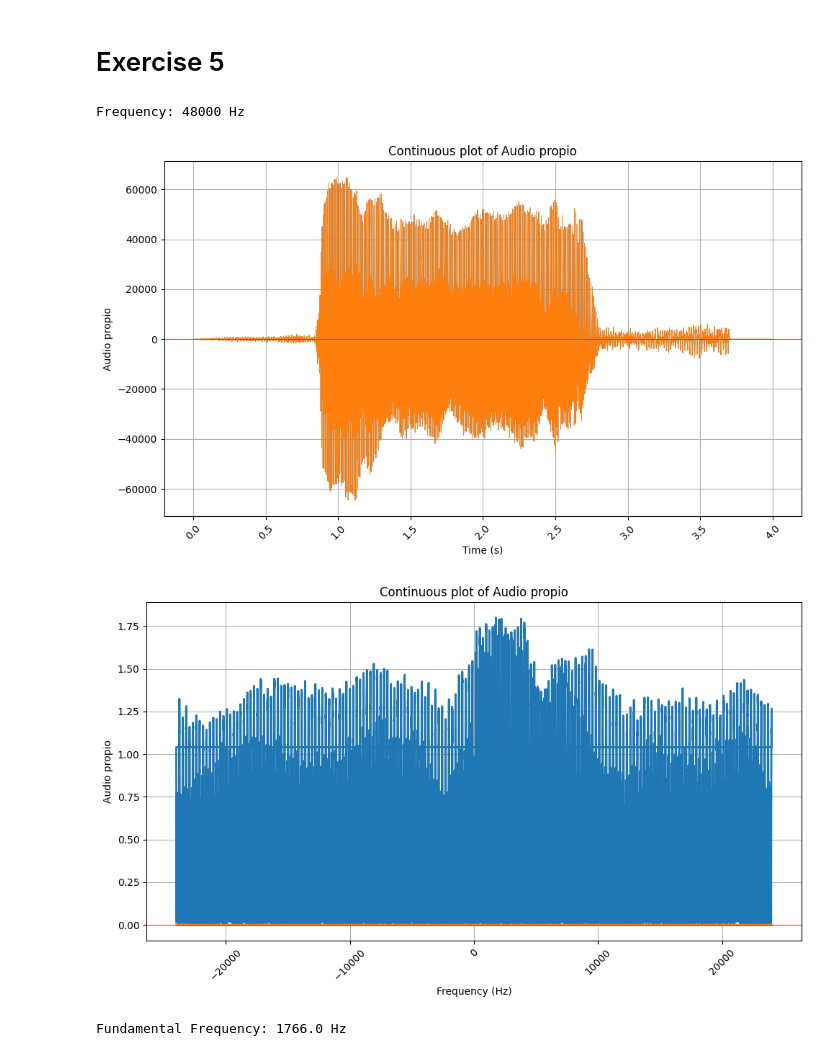
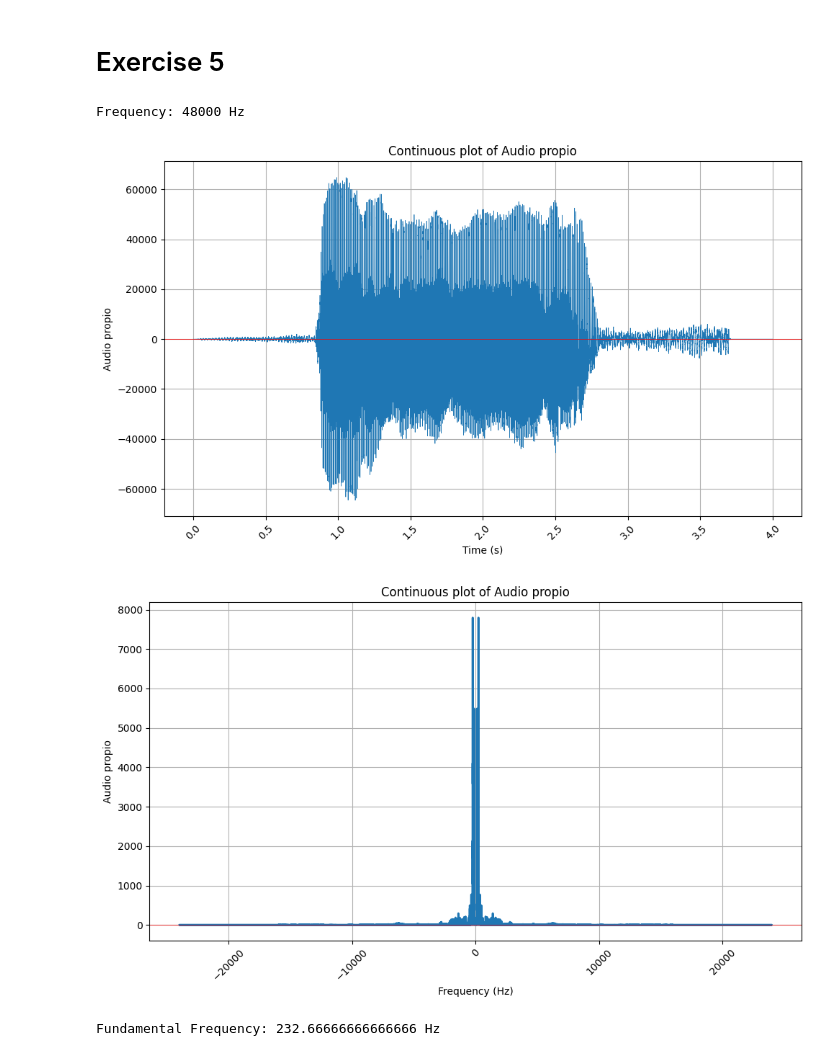
Before and after one commit to carlosedm10/college, a Jupyter notebook: TDS/P1/Prac1.ipynb, the cells around one changed output. Cells and saved outputs as stored; diff of their text form; code cells hidden in the pictures.

```diff
--- a/TDS/P1/Prac1.ipynb
+++ b/TDS/P1/Prac1.ipynb
@@ -245,33 +245,38 @@ Frame length: 1600 samples
 # %%
 freq, datos = wavfile.read(audio_propio)
 print(f"Frequency: {freq} Hz")
 datos = datos / 2**15
+
+# Now we will make the audio Mono
+if datos.ndim > 1:
+    datos = datos.mean(axis=1)
+
 
 # Plot the audio data
 continuous_time_plot(
     np.arange(len(datos)) / freq,
     datos,
     variable_name="Audio propio",
     xlabel="Time (s)",
     linewidth=0.5,
 )
 # Looking at the data we select only from 1s to 2.5s
 datos = datos[int(1 * freq) : int(2.5 * freq)]
 
 # Now we will do the FFT for the audio
 N = len(datos)
 Y = np.fft.fft(datos)
 Y = np.abs(Y) / N
 f = np.fft.fftfreq(N, 1 / freq)
 
 continuous_time_plot(f, Y, variable_name="Audio propio", xlabel="Frequency (Hz)")
 
 # Now we will print the maximum frecuency of each plot for getting the fundamental frecuency
 max_frec = np.max(Y)
 index = np.where(Y == max_frec)
 print(f"Fundamental Frequency: {abs(f[index[0]][0])} Hz")
 # %% [output]
 Frequency: 48000 Hz
-[figure, old version]
+[figure, new version]
-[figure, old version]
+[figure, new version]
-Fundamental Frequency: 1766.0 Hz
+Fundamental Frequency: 232.66666666666666 Hz
```
Also changed, not shown: parts of 2 cells of this notebook, 1 other file.
